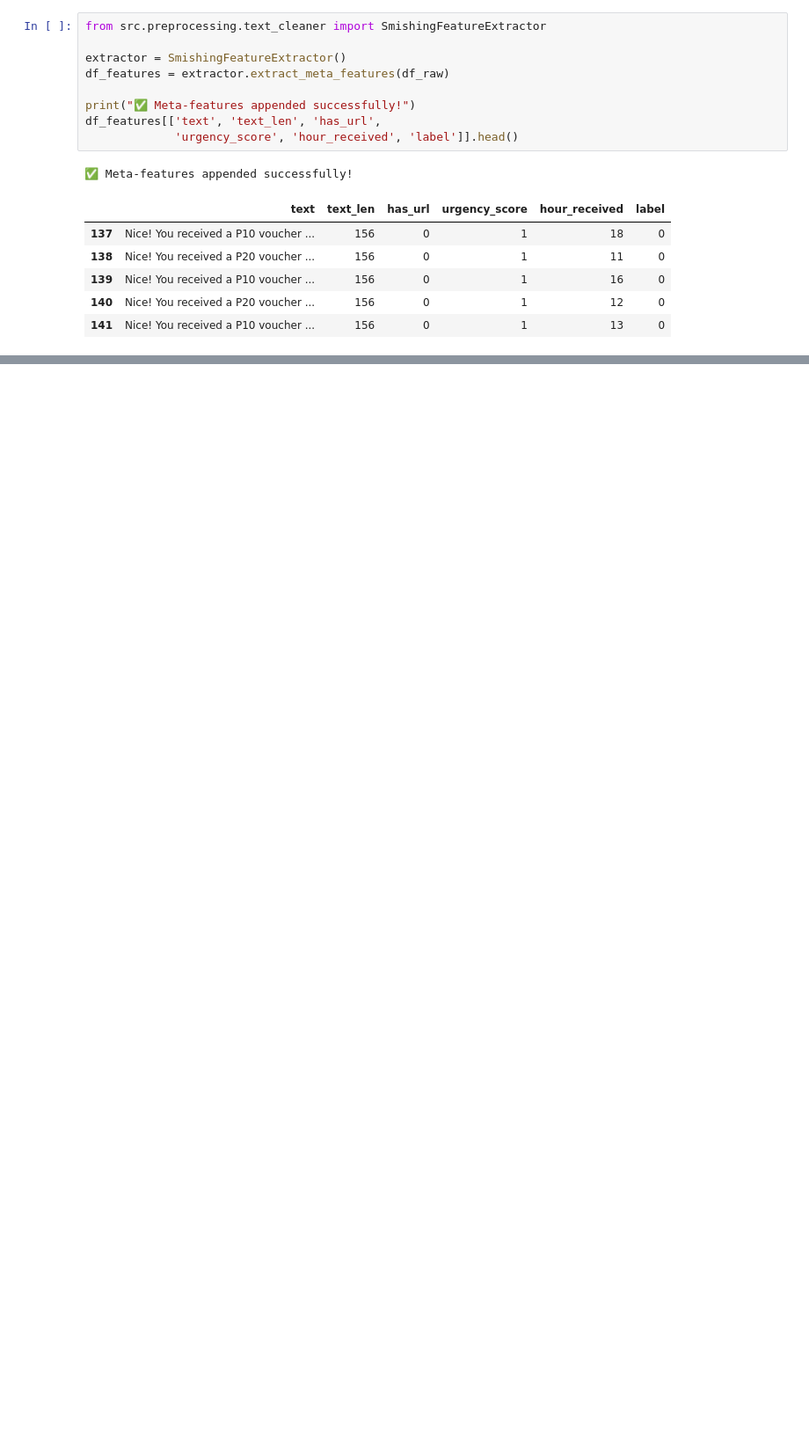
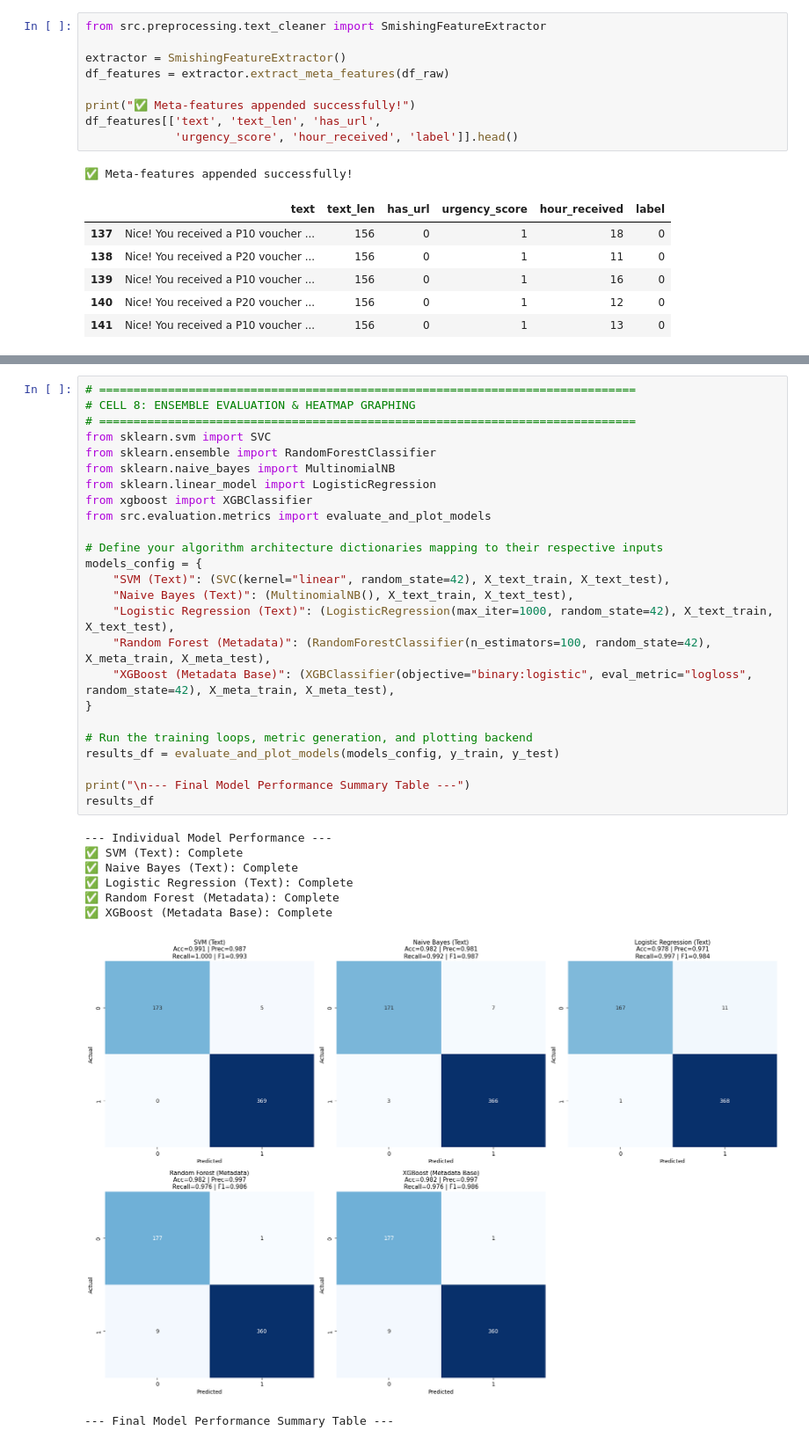
Before and after one commit to Hiagyl/Smishing-Detector, a Jupyter notebook: smishing_detector.ipynb, the cells around one changed output, grey strips where cells are left out. Shown at 88% size. Cells and saved outputs as stored; diff of their text form; blank space fills up the shorter version.

Commit message:
feat: include ensemble

```diff
--- a/smishing_detector.ipynb
+++ b/smishing_detector.ipynb
@@ -64,0 +109,34 @@ df_features[['text', 'text_len', 'has_url',
+# %%
+# ==============================================================================
+# CELL 8: ENSEMBLE EVALUATION & HEATMAP GRAPHING
+# ==============================================================================
+from sklearn.svm import SVC
+from sklearn.ensemble import RandomForestClassifier
+from sklearn.naive_bayes import MultinomialNB
+from sklearn.linear_model import LogisticRegression
+from xgboost import XGBClassifier
+from src.evaluation.metrics import evaluate_and_plot_models
+
+# Define your algorithm architecture dictionaries mapping to their respective inputs
+models_config = {
+    "SVM (Text)": (SVC(kernel="linear", random_state=42), X_text_train, X_text_test),
+    "Naive Bayes (Text)": (MultinomialNB(), X_text_train, X_text_test),
+    "Logistic Regression (Text)": (LogisticRegression(max_iter=1000, random_state=42), X_text_train, X_text_test),
+    "Random Forest (Metadata)": (RandomForestClassifier(n_estimators=100, random_state=42), X_meta_train, X_meta_test),
+    "XGBoost (Metadata Base)": (XGBClassifier(objective="binary:logistic", eval_metric="logloss", random_state=42), X_meta_train, X_meta_test),
+}
+
+# Run the training loops, metric generation, and plotting backend
+results_df = evaluate_and_plot_models(models_config, y_train, y_test)
+
+print("\n--- Final Model Performance Summary Table ---")
+results_df
+# %% [output]
+--- Individual Model Performance ---
+✅ SVM (Text): Complete
+✅ Naive Bayes (Text): Complete
+✅ Logistic Regression (Text): Complete
+✅ Random Forest (Metadata): Complete
+✅ XGBoost (Metadata Base): Complete
+[figure, added]
+--- Final Model Performance Summary Table ---
```
Also changed, not shown: parts of 6 cells of this notebook, 1 other file.
